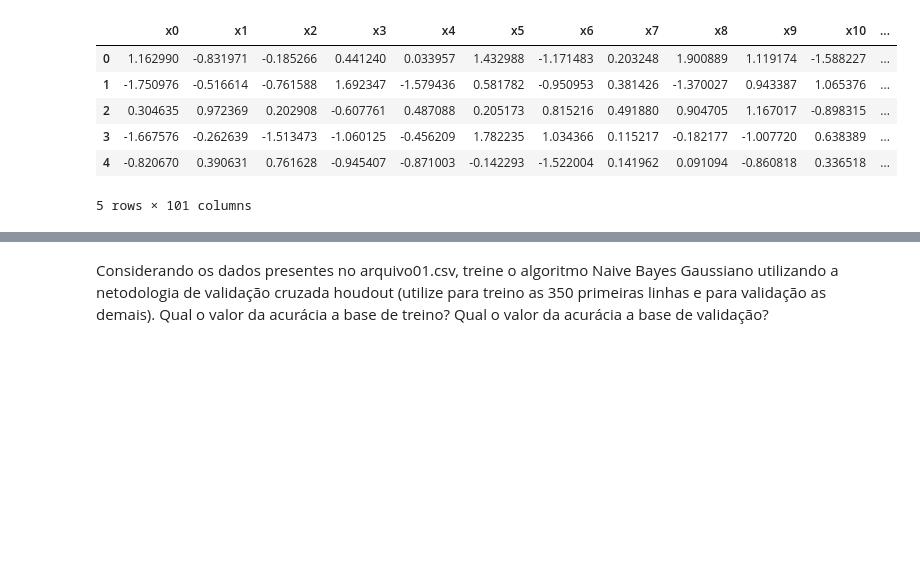
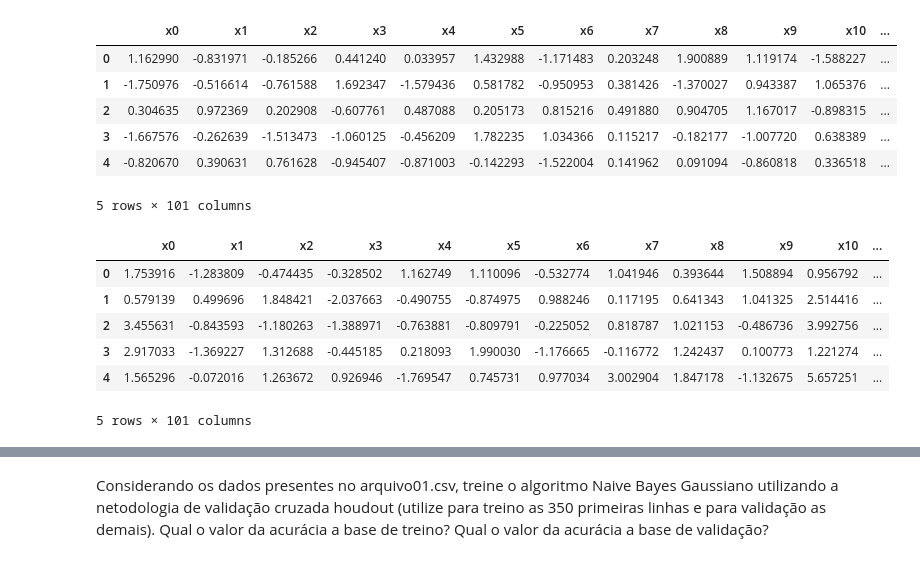
Before and after one commit to AleOi/PCS3438Eduardo, a Jupyter notebook: Lista1.ipynb, the cells around one changed output, grey strips where cells are left out. Drawn from its saved outputs; the diff is of its cells as text; code cells hidden in the pictures; blank space fills up the shorter version.

```diff
--- a/Lista1.ipynb
+++ b/Lista1.ipynb
@@ -35,3 +32,15 @@ class01.head()
 | 3 | -1.667576 | -0.262639 | -1.513473 | -1.060125 | -0.456209 | 1.782235 | 1.034366 | 0.115217 | -0.182177 | -1.007720 | 0.638389 | ... |
 | 4 | -0.820670 | 0.390631 | 0.761628 | -0.945407 | -0.871003 | -0.142293 | -1.522004 | 0.141962 | 0.091094 | -0.860818 | 0.336518 | ... |
 5 rows × 101 columns
+# %%
+class02 = class02.dropna()
+class02.isna().sum()
+class02.head()
+# %% [output]
+|  | x0 | x1 | x2 | x3 | x4 | x5 | x6 | x7 | x8 | x9 | x10 | ... |
+| 0 | 1.753916 | -1.283809 | -0.474435 | -0.328502 | 1.162749 | 1.110096 | -0.532774 | 1.041946 | 0.393644 | 1.508894 | 0.956792 | ... |
+| 1 | 0.579139 | 0.499696 | 1.848421 | -2.037663 | -0.490755 | -0.874975 | 0.988246 | 0.117195 | 0.641343 | 1.041325 | 2.514416 | ... |
+| 2 | 3.455631 | -0.843593 | -1.180263 | -1.388971 | -0.763881 | -0.809791 | -0.225052 | 0.818787 | 1.021153 | -0.486736 | 3.992756 | ... |
+| 3 | 2.917033 | -1.369227 | 1.312688 | -0.445185 | 0.218093 | 1.990030 | -1.176665 | -0.116772 | 1.242437 | 0.100773 | 1.221274 | ... |
+| 4 | 1.565296 | -0.072016 | 1.263672 | 0.926946 | -1.769547 | 0.745731 | 0.977034 | 3.002904 | 1.847178 | -1.132675 | 5.657251 | ... |
+5 rows × 101 columns
```
Also changed, not shown: parts of 23 cells of this notebook.
